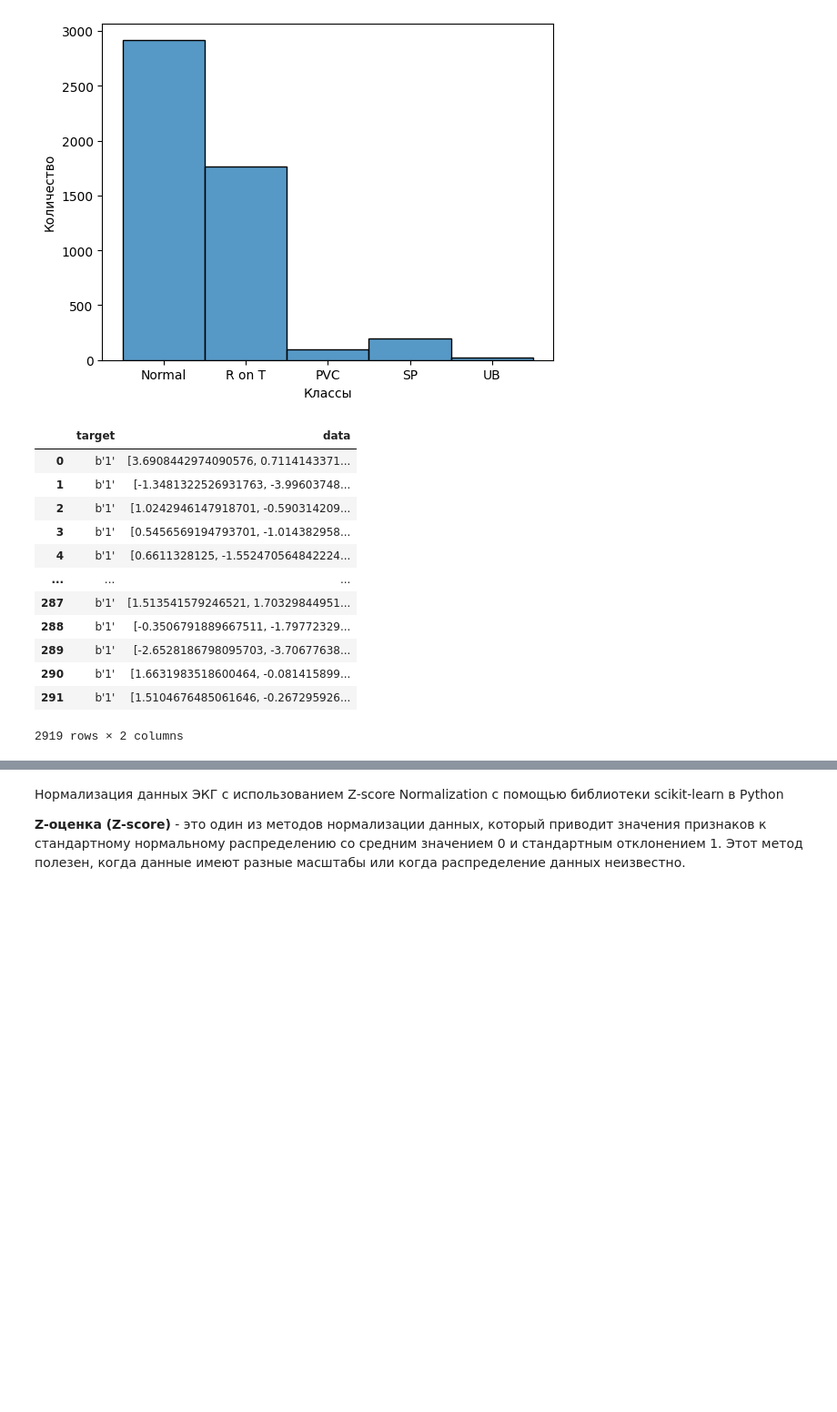
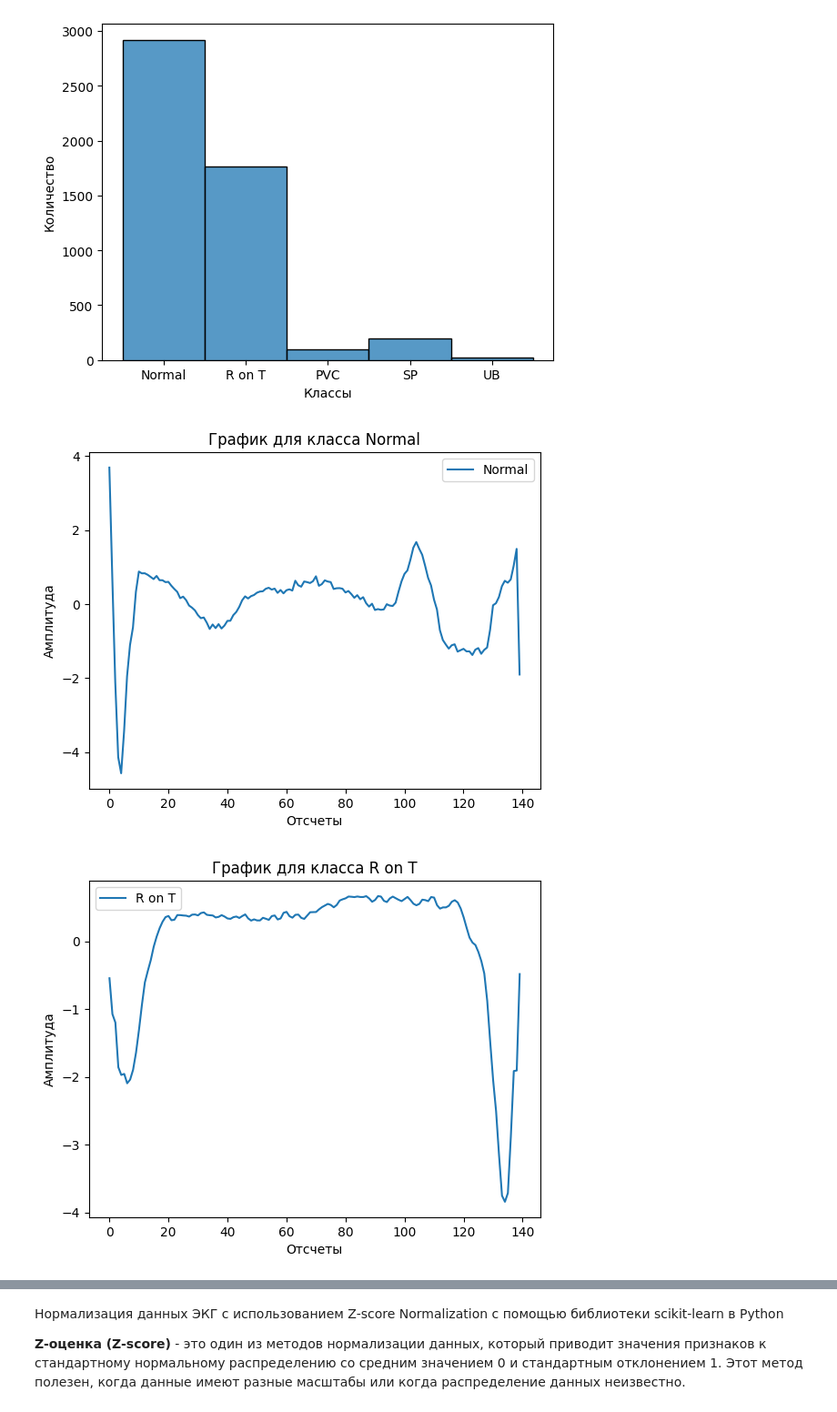
Before and after one commit to GoreevArtem/ecg, a Jupyter notebook: ECG 5000.ipynb, the cells around one changed output, grey strips where cells are left out. Shown: that part at 91% size. Cells and saved outputs as stored; diff of their text form; code cells hidden in the pictures; blank space fills up the shorter version.

Commit message:
сделал выводы графиков для каждого класса

```diff
--- a/ECG 5000.ipynb
+++ b/ECG 5000.ipynb
@@ -64,21 +67,25 @@ df = DataFrame()
 
 df["target"] = dataset["target"]
 df["data"] = dataset.iloc[:, :-1].values.astype(float32).tolist()
-
-normal = df[df["target"] == b"1"]
-
-normal
-# %% [output]
-|  | target | data |
-| 0 | b'1' | [3.6908442974090576, 0.7114143371... |
-| 1 | b'1' | [-1.3481322526931763, -3.99603748... |
-| 2 | b'1' | [1.0242946147918701, -0.590314209... |
-| 3 | b'1' | [0.5456569194793701, -1.014382958... |
-| 4 | b'1' | [0.6611328125, -1.552470564842224... |
-| ... | ... | ... |
-| 287 | b'1' | [1.513541579246521, 1.70329844951... |
-| 288 | b'1' | [-0.3506791889667511, -1.79772329... |
-| 289 | b'1' | [-2.6528186798095703, -3.70677638... |
-| 290 | b'1' | [1.6631983518600464, -0.081415899... |
-| 291 | b'1' | [1.5104676485061646, -0.267295926... |
-2919 rows × 2 columns
+# %%
+unique_targets = df['target'].unique().tolist()
+
+for target in unique_targets:
+    # Фильтрация данных по текущему классу
+    class_data = df[df['target'] == target]
+
+    # Выбор уникальных строк для текущего класса по уникальным значениям в столбце 'столбец_1'
+    unique_rows = class_data.drop_duplicates(subset=['target'])
+
+    # Построение графика для текущего класса
+    plt.figure()
+    for index_, sample_ in enumerate(unique_rows.data):
+        plt.plot(sample_, label=f"{class_names[int(target)-1]}")
+    plt.legend()
+    plt.title(f'График для класса {class_names[int(target)-1]}')
+    plt.xlabel('Отсчеты')
+    plt.ylabel('Амплитуда')
+    plt.show()
+# %% [output]
+[figure, added]
+[figure, added]
```
Also changed, not shown: parts of 8 cells of this notebook, 1 other file.
